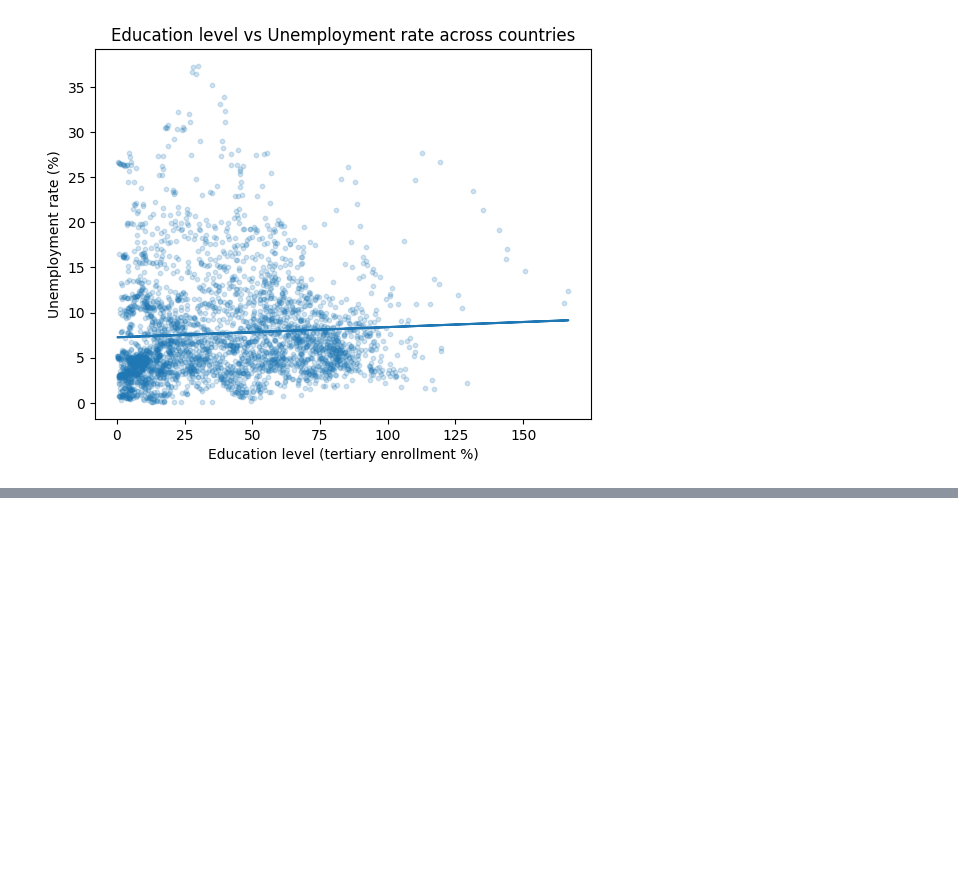
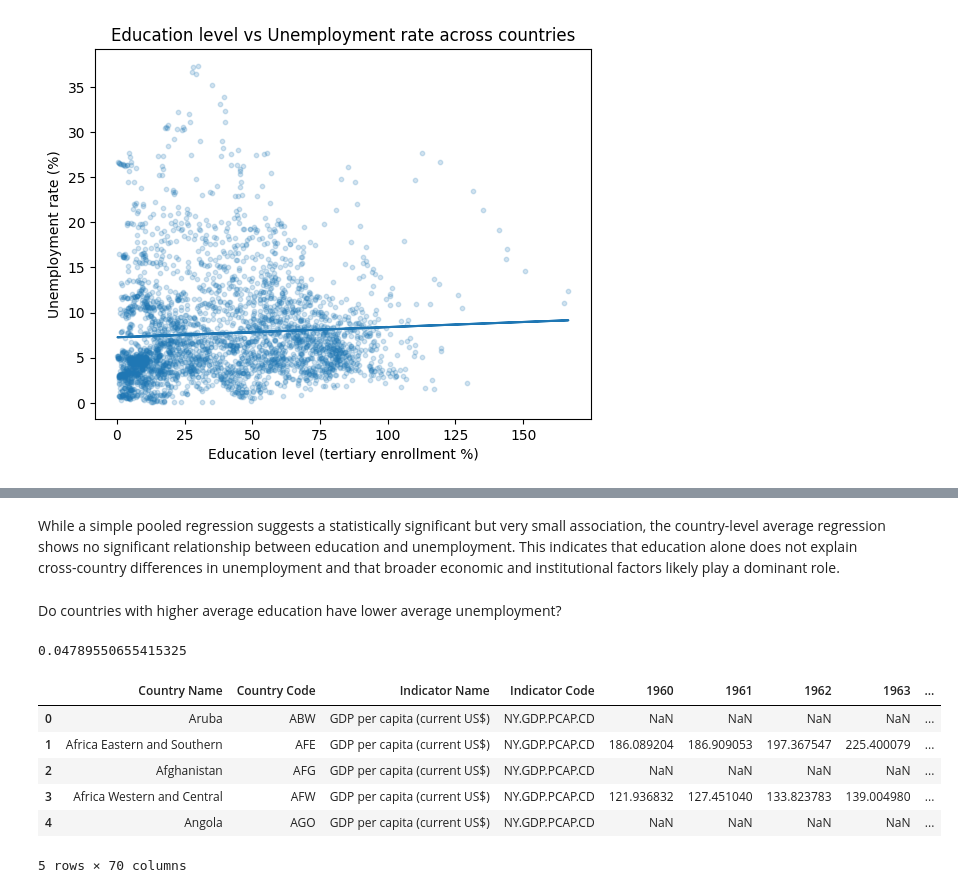
Before and after one commit to DevJunayedKabirFahim/fcss_final_project, a Jupyter notebook: final_project.ipynb, the cells around one changed output, grey strips where cells are left out. Drawn from its saved outputs; the diff is of its cells as text; code cells hidden in the pictures; blank space fills up the shorter version.

```diff
--- a/final_project.ipynb
+++ b/final_project.ipynb
@@ -289,0 +387,24 @@ plt.show()
+# %% [markdown]
+While a simple pooled regression suggests a statistically significant but very small association, the country-level average regression shows no significant relationship between education and unemployment. This indicates that education alone does not explain cross-country differences in unemployment and that broader economic and institutional factors likely play a dominant role.
+# %% [markdown]
+Do countries with higher average education have lower average unemployment?
+# %%
+country_avg = analysis_df.groupby("Country Name")[
+    ["Education_level", "Unemployment_rate"]
+].mean().reset_index()
+
+print(country_avg["Education_level"].corr(country_avg["Unemployment_rate"]))
+# %% [output]
+0.04789550655415325
+# %%
+gdp_df = pd.read_csv("data/gdp_per_capita.csv", skiprows=4)
+# %%
+gdp_df.head(5)
+# %% [output]
+|  | Country Name | Country Code | Indicator Name | Indicator Code | 1960 | 1961 | 1962 | 1963 | ... |
+| 0 | Aruba | ABW | GDP per capita (current US$) | NY.GDP.PCAP.CD | NaN | NaN | NaN | NaN | ... |
+| 1 | Africa Eastern and Southern | AFE | GDP per capita (current US$) | NY.GDP.PCAP.CD | 186.089204 | 186.909053 | 197.367547 | 225.400079 | ... |
+| 2 | Afghanistan | AFG | GDP per capita (current US$) | NY.GDP.PCAP.CD | NaN | NaN | NaN | NaN | ... |
+| 3 | Africa Western and Central | AFW | GDP per capita (current US$) | NY.GDP.PCAP.CD | 121.936832 | 127.451040 | 133.823783 | 139.004980 | ... |
+| 4 | Angola | AGO | GDP per capita (current US$) | NY.GDP.PCAP.CD | NaN | NaN | NaN | NaN | ... |
+5 rows × 70 columns
```
Also changed, not shown: parts of 16 cells of this notebook, 1 other file.
